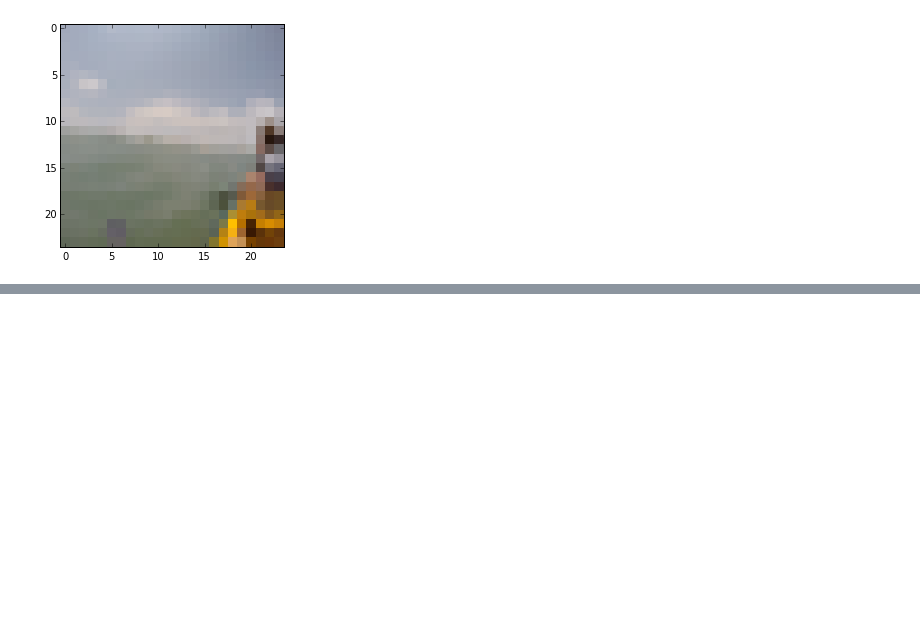
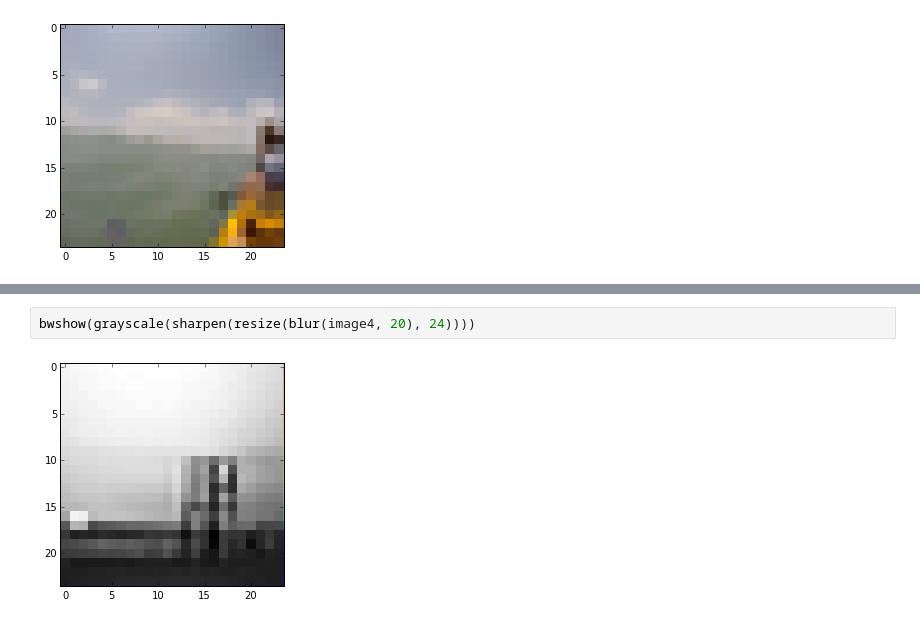
Before and after one commit to paul-schwendenman/imagehash2, a Jupyter notebook: Edge Detection.ipynb, the cells around one changed output, grey strips where cells are left out. Drawn from its saved outputs; the diff is of its cells as text; blank space fills up the shorter version.

```diff
--- a/Edge Detection.ipynb
+++ b/Edge Detection.ipynb
@@ -229,0 +238,4 @@ bwshow(resize(mode(image2, 9), 24))
+# %%
+bwshow(grayscale(sharpen(resize(blur(image4, 20), 24))))
+# %% [output]
+[figure, added]
```
Also changed, not shown: parts of 2 cells of this notebook.
